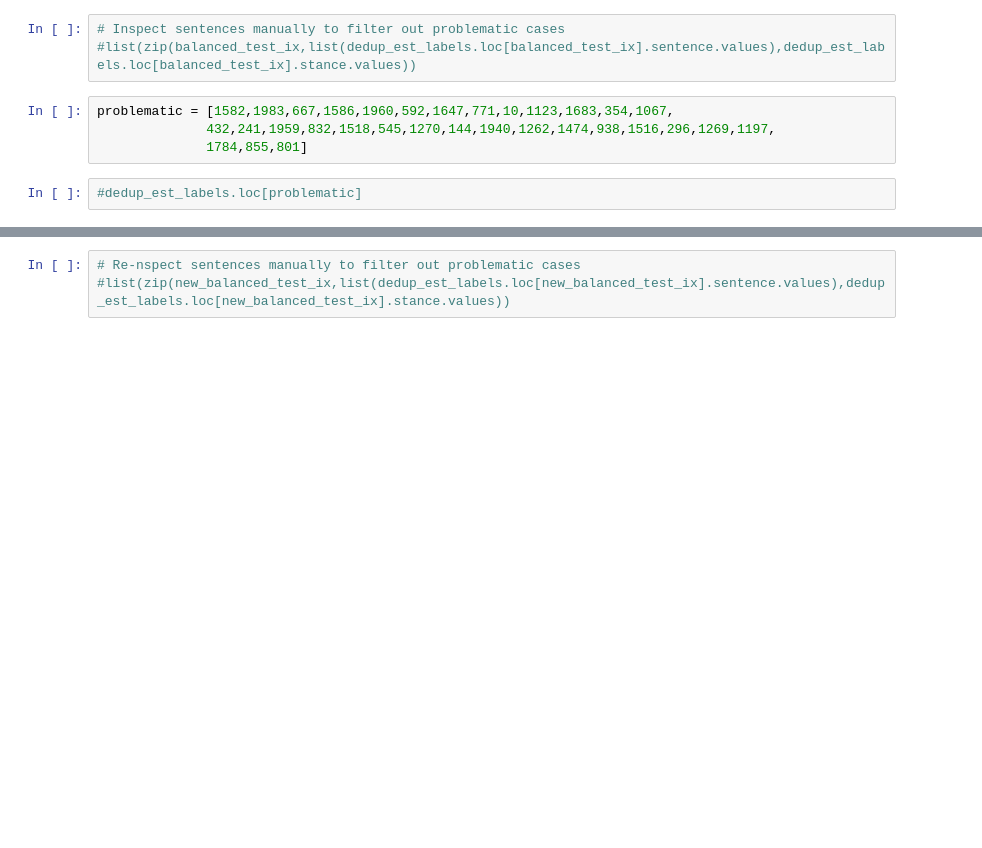
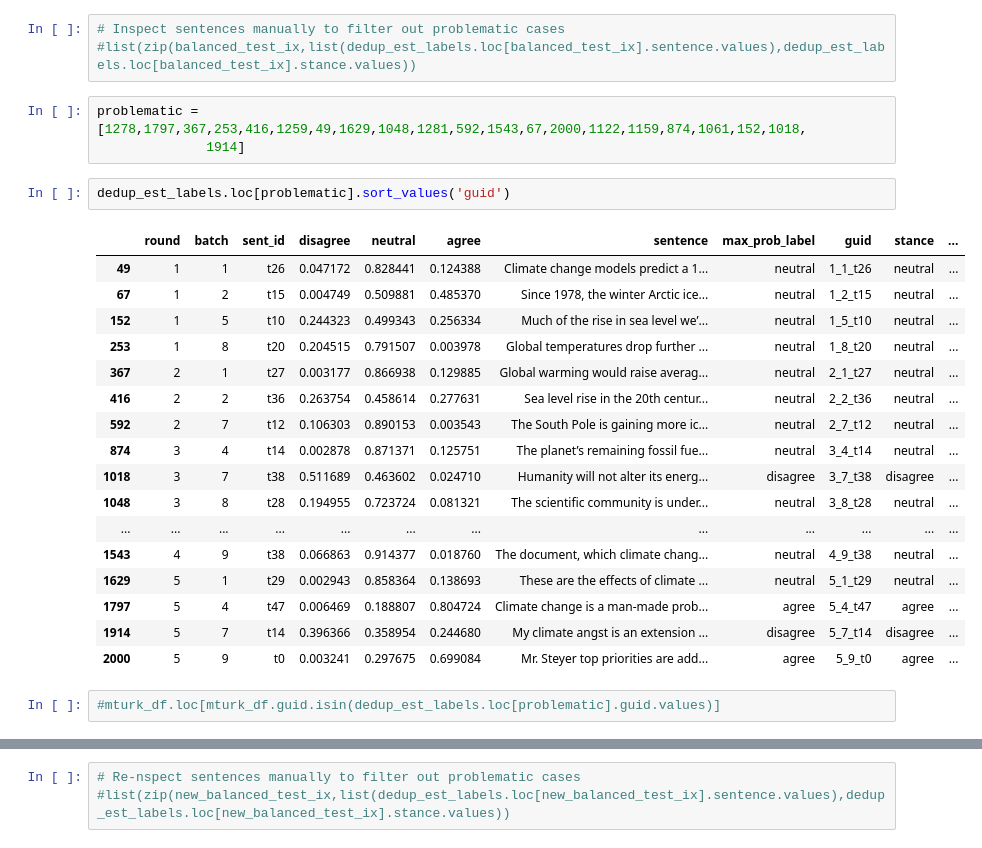
Before and after one commit to yiweiluo/GWStance, a Jupyter notebook: 3_cc_stance/data_creation/Data_creation.ipynb, the cells around one changed output, grey strips where cells are left out. Cells and saved outputs as stored; diff of their text form; blank space fills up the shorter version.

```diff
--- a/3_cc_stance/data_creation/Data_creation.ipynb
+++ b/3_cc_stance/data_creation/Data_creation.ipynb
@@ -619,12 +630,31 @@ Name: outlet_stance, dtype: int64
 # %%
 # Inspect sentences manually to filter out problematic cases
 #list(zip(balanced_test_ix,list(dedup_est_labels.loc[balanced_test_ix].sentence.values),dedup_est_labels.loc[balanced_test_ix].stance.values))
-# %%
-problematic = [1582,1983,667,1586,1960,592,1647,771,10,1123,1683,354,1067,
-              432,241,1959,832,1518,545,1270,144,1940,1262,1474,938,1516,296,1269,1197,
-              1784,855,801]
+# %%
+problematic = [1278,1797,367,253,416,1259,49,1629,1048,1281,592,1543,67,2000,1122,1159,874,1061,152,1018,
+              1914]
+# %%
+dedup_est_labels.loc[problematic].sort_values('guid')
+# %% [output]
+|  | round | batch | sent_id | disagree | neutral | agree | sentence | max_prob_label | guid | stance | ... |
+| 49 | 1 | 1 | t26 | 0.047172 | 0.828441 | 0.124388 | Climate change models predict a 1... | neutral | 1_1_t26 | neutral | ... |
+| 67 | 1 | 2 | t15 | 0.004749 | 0.509881 | 0.485370 | Since 1978, the winter Arctic ice... | neutral | 1_2_t15 | neutral | ... |
+| 152 | 1 | 5 | t10 | 0.244323 | 0.499343 | 0.256334 | Much of the rise in sea level we’... | neutral | 1_5_t10 | neutral | ... |
+| 253 | 1 | 8 | t20 | 0.204515 | 0.791507 | 0.003978 | Global temperatures drop further ... | neutral | 1_8_t20 | neutral | ... |
+| 367 | 2 | 1 | t27 | 0.003177 | 0.866938 | 0.129885 | Global warming would raise averag... | neutral | 2_1_t27 | neutral | ... |
+| 416 | 2 | 2 | t36 | 0.263754 | 0.458614 | 0.277631 | Sea level rise in the 20th centur... | neutral | 2_2_t36 | neutral | ... |
+| 592 | 2 | 7 | t12 | 0.106303 | 0.890153 | 0.003543 | The South Pole is gaining more ic... | neutral | 2_7_t12 | neutral | ... |
+| 874 | 3 | 4 | t14 | 0.002878 | 0.871371 | 0.125751 | The planet’s remaining fossil fue... | neutral | 3_4_t14 | neutral | ... |
+| 1018 | 3 | 7 | t38 | 0.511689 | 0.463602 | 0.024710 | Humanity will not alter its energ... | disagree | 3_7_t38 | disagree | ... |
+| 1048 | 3 | 8 | t28 | 0.194955 | 0.723724 | 0.081321 | The scientific community is under... | neutral | 3_8_t28 | neutral | ... |
+| ... | ... | ... | ... | ... | ... | ... | ... | ... | ... | ... | ... |
+| 1543 | 4 | 9 | t38 | 0.066863 | 0.914377 | 0.018760 | The document, which climate chang... | neutral | 4_9_t38 | neutral | ... |
+| 1629 | 5 | 1 | t29 | 0.002943 | 0.858364 | 0.138693 | These are the effects of climate ... | neutral | 5_1_t29 | neutral | ... |
+| 1797 | 5 | 4 | t47 | 0.006469 | 0.188807 | 0.804724 | Climate change is a man-made prob... | agree | 5_4_t47 | agree | ... |
+| 1914 | 5 | 7 | t14 | 0.396366 | 0.358954 | 0.244680 | My climate angst is an extension ... | disagree | 5_7_t14 | disagree | ... |
+| 2000 | 5 | 9 | t0 | 0.003241 | 0.297675 | 0.699084 | Mr. Steyer top priorities are add... | agree | 5_9_t0 | agree | ... |
 # %%
-#dedup_est_labels.loc[problematic]
+#mturk_df.loc[mturk_df.guid.isin(dedup_est_labels.loc[problematic].guid.values)]
 # %%
 dedup_est_labels.loc[problematic].loc[
     dedup_est_labels.loc[problematic].outlet_stance == 0].stance.value_counts()
```
Also changed, not shown: parts of 58 cells of this notebook, 3 other files.
